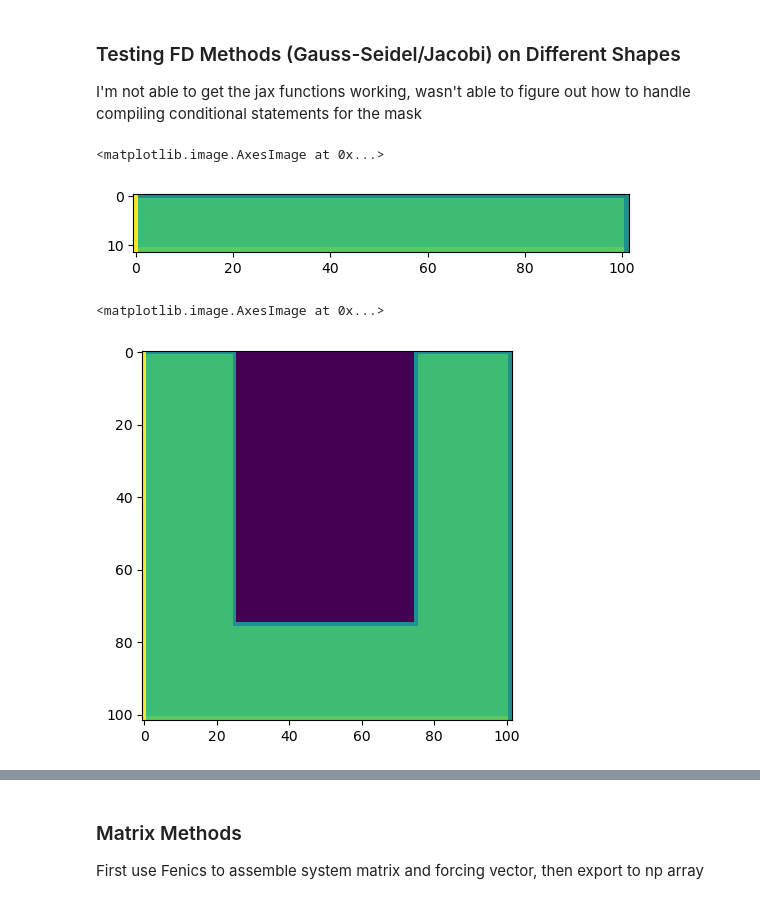
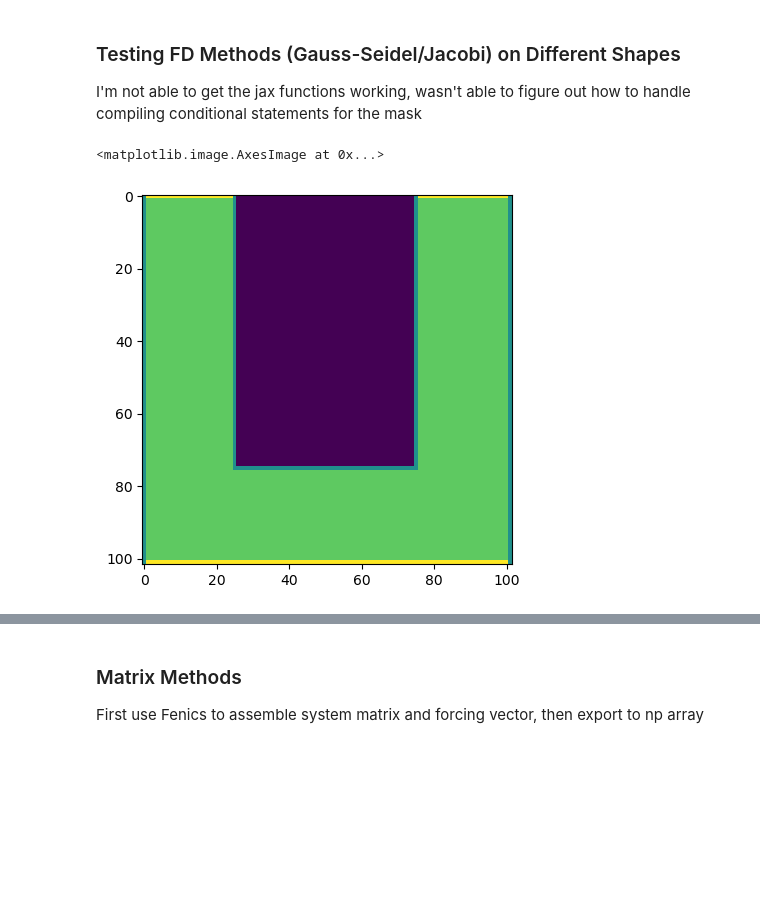
Before and after one commit to stephen-huan/10708-project, a Jupyter notebook: anthony.ipynb, the cells around one changed output, grey strips where cells are left out. Cells and saved outputs as stored; diff of their text form; code cells hidden in the pictures; blank space fills up the shorter version.

```diff
--- a/anthony.ipynb
+++ b/anthony.ipynb
@@ -78,19 +78,12 @@ def init_Ushape(nx: int, ny: int, boundaries: Array | None = None) -> Array:
     return solution, mask
 # %%
 import matplotlib.pyplot as plt
-rectangle_init = init_rectangle(100, 10, boundaries=jnp.array([0, 50, 100, 0]))
+U_init, mask = init_Ushape(100, 100, boundaries=jnp.array([100, 100, 0, 0]))
 
-plt.imshow(rectangle_init, cmap = 'viridis', interpolation='none', vmin=-100, vmax=100)
+plt.imshow(U_init, cmap = 'viridis', interpolation='none', vmin=-100, vmax=100)
 # %% [output]
 <matplotlib.image.AxesImage at 0x...>
-[figure, old version]
+[figure, new version]
-# %%
-U_init, mask = init_Ushape(100, 100, boundaries=jnp.array([0, 50, 100, 0]))
-
-plt.imshow(U_init, cmap = 'viridis', interpolation='none', vmin=-100, vmax=100)
-# %% [output]
-<matplotlib.image.AxesImage at 0x...>
-[figure, removed]
 # %%
 import numpy as np
 
```
Also changed, not shown: parts of 18 cells of this notebook, 5 other files.
